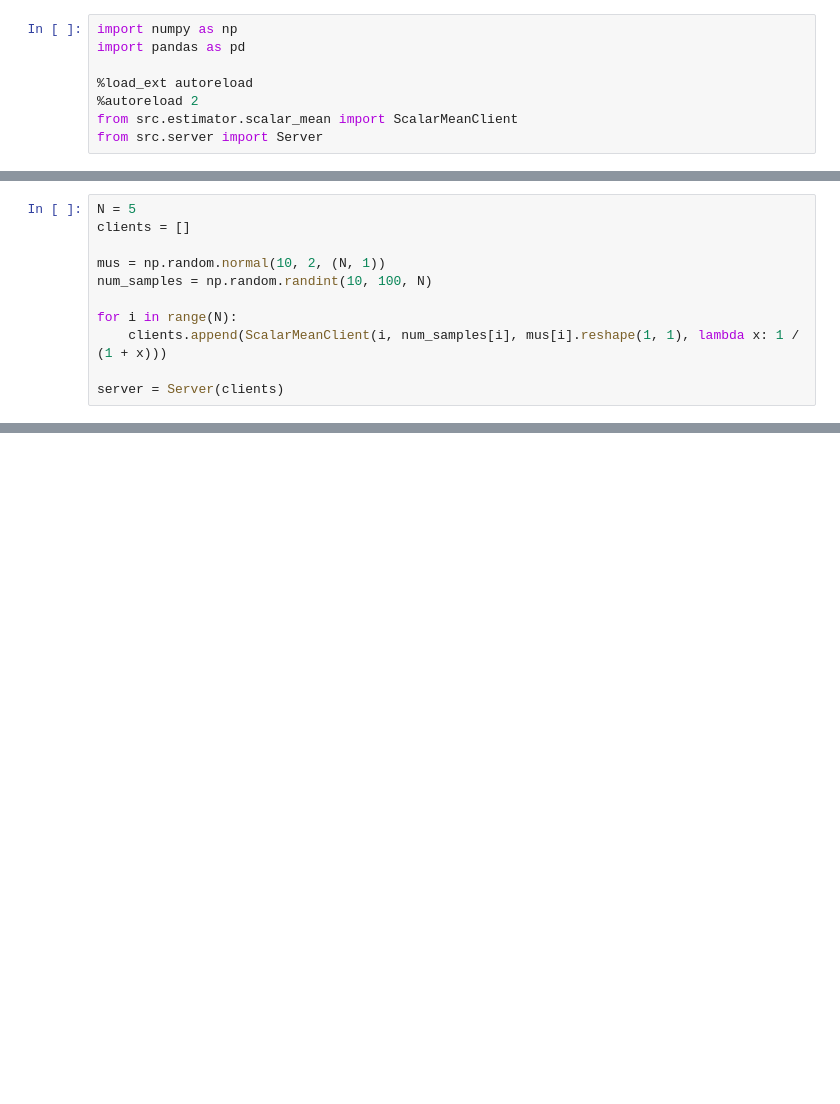
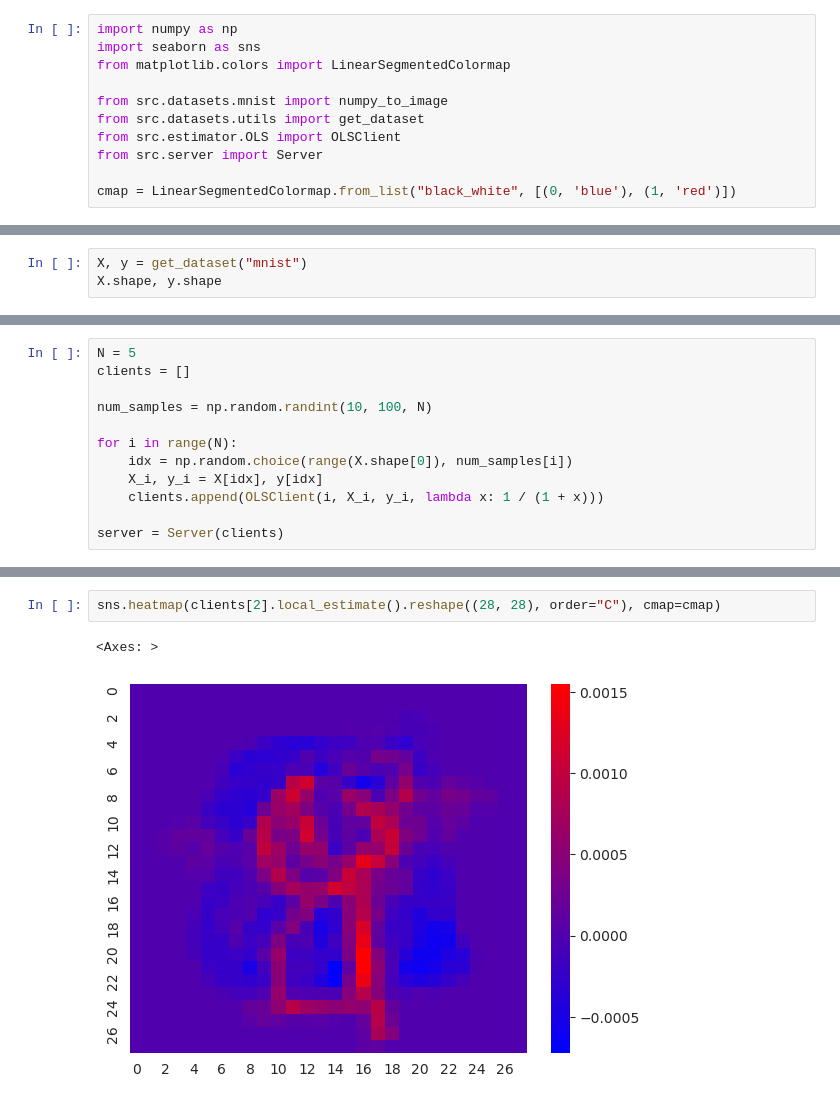
Before and after one commit to TheImpressiveDonut/Incentivization-Collab-Linear, a Jupyter notebook: main.ipynb, the cells around one changed output, grey strips where cells are left out. Saved outputs shown, nothing was run; the diff lists cells and outputs as text; blank space fills up the shorter version.

Commit message:
further mnist test

```diff
--- a/main.ipynb
+++ b/main.ipynb
@@ -1,8 +1,11 @@
 # %%
 import numpy as np
-import pandas as pd
+import seaborn as sns
+from matplotlib.colors import LinearSegmentedColormap
 
-%load_ext autoreload
-%autoreload 2
-from src.estimator.scalar_mean import ScalarMeanClient
+from src.datasets.mnist import numpy_to_image
+from src.datasets.utils import get_dataset
+from src.estimator.OLS import OLSClient
 from src.server import Server
+
+cmap = LinearSegmentedColormap.from_list("black_white", [(0, 'blue'), (1, 'red')])
@@ -11,0 +18,3 @@ The autoreload extension is already loaded. To reload it, use:
+# %%
+X, y = get_dataset("mnist")
+X.shape, y.shape
@@ -13,11 +26,12 @@ The autoreload extension is already loaded. To reload it, use:
 N = 5
 clients = []
 
-mus = np.random.normal(10, 2, (N, 1))
 num_samples = np.random.randint(10, 100, N)
 
 for i in range(N):
-    clients.append(ScalarMeanClient(i, num_samples[i], mus[i].reshape(1, 1), lambda x: 1 / (1 + x)))
+    idx = np.random.choice(range(X.shape[0]), num_samples[i])
+    X_i, y_i = X[idx], y[idx]
+    clients.append(OLSClient(i, X_i, y_i, lambda x: 1 / (1 + x)))
 
 server = Server(clients)
 # %%
@@ -94,0 +81,5 @@ plt.show()
+# %%
+sns.heatmap(clients[2].local_estimate().reshape((28, 28), order="C"), cmap=cmap)
+# %% [output]
+<Axes: >
+[figure, added]
```
Also changed, not shown: parts of 11 cells of this notebook, 5 other files.
